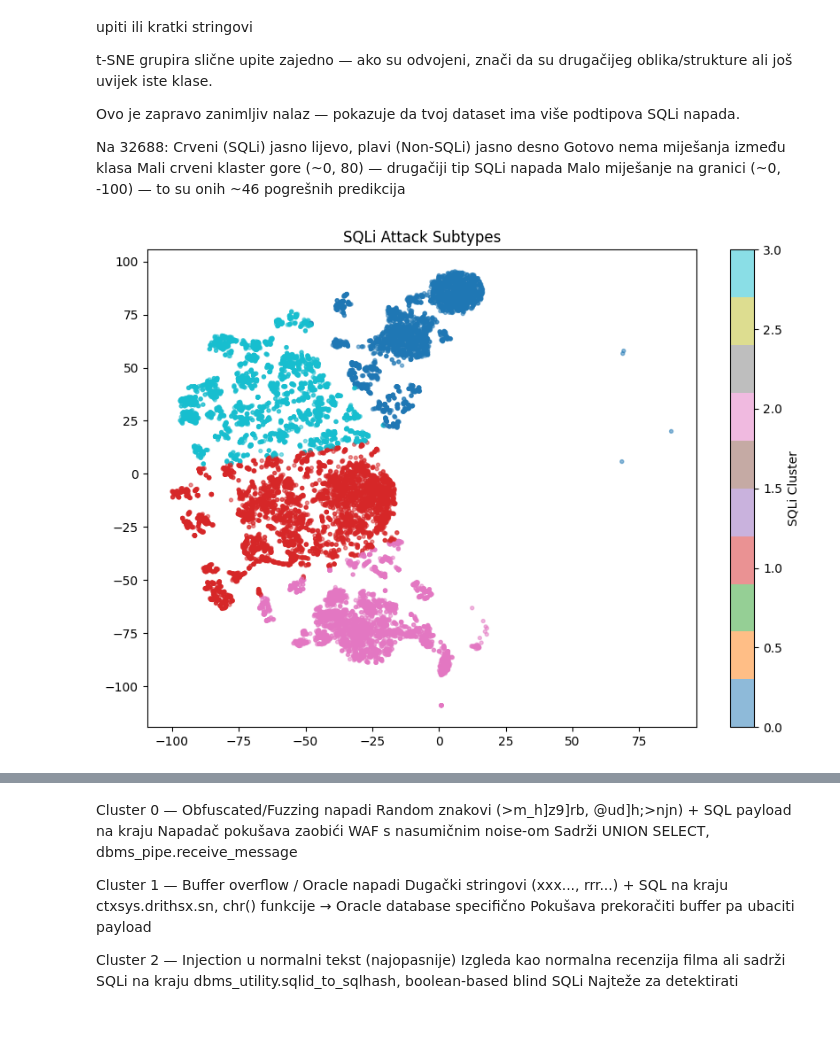
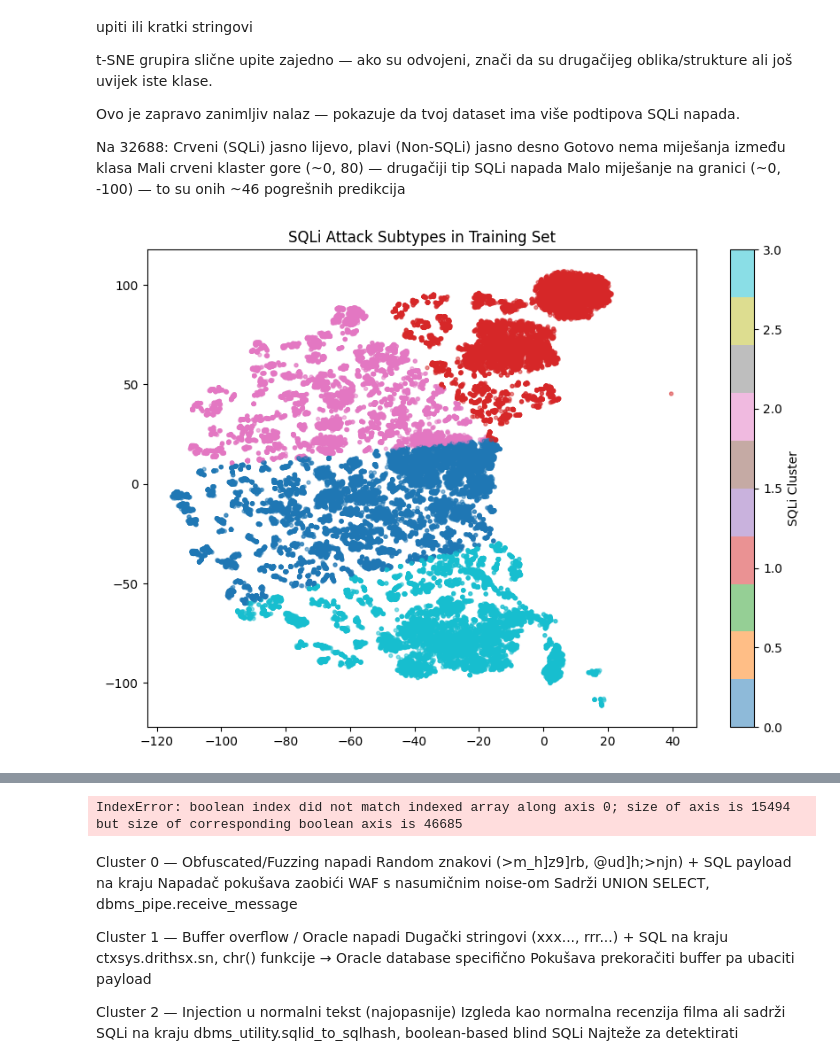
Before and after one commit to viserionnina/bert-sqli-detection, a Jupyter notebook: notebooks/training.ipynb, the cells around one changed output, grey strips where cells are left out. Saved outputs shown, nothing was run; the diff lists cells and outputs as text; code cells hidden in the pictures; blank space fills up the shorter version.

```diff
--- a/notebooks/training.ipynb
+++ b/notebooks/training.ipynb
@@ -675,7 +686,7 @@ embeddings = []
 labels_list = []
 
 with torch.no_grad():
-    for batch in test_loader:
+    for batch in train_loader:
         test_input_ids, test_attention_masks, test_labels = [t.to(device) for t in batch]
         outputs = model(input_ids=test_input_ids, attention_mask=test_attention_masks, output_hidden_states=True)
         # CLS token = reprezentacija cijelog upita
@@ -699,7 +710,7 @@ plt.scatter(X_2d[idx_1, 0], X_2d[idx_1, 1], c='red', label='SQLi', alpha=0.5, s=
 plt.xlabel('t-SNE 1')
 plt.ylabel('t-SNE 2')
 plt.legend()
-plt.title('BERT Embeddings - SQLi vs Non-SQLi - Train set on 32688 samples')
-plt.savefig('../results/tsne_scatter_32688_samples.png', dpi=300, bbox_inches='tight')
+plt.title('BERT Embeddings - SQLi vs Non-SQLi - Train set on +95k samples')
+plt.savefig('../results/tsne_scatter_32688_samples_train.png', dpi=300, bbox_inches='tight')
 plt.show()
 # %% [output]
@@ -749,27 +760,27 @@ Malo miješanje na granici (~0, -100) — to su onih ~46 pogrešnih predikcija
 # %%
 from sklearn.cluster import KMeans
 
 # uzmi samo SQLi točke
 sqli_idx = np.where(y == 1)
 sqli_points = X_2d[sqli_idx]
 
 kmeans = KMeans(n_clusters=4, random_state=42)
 cluster_labels = kmeans.fit_predict(sqli_points)
 
 plt.figure(figsize=(10, 7))
 scatter = plt.scatter(sqli_points[:, 0], sqli_points[:, 1],
                       c=cluster_labels, cmap='tab10', alpha=0.5, s=8)
 plt.colorbar(scatter, label='SQLi Cluster')
-plt.title('SQLi Attack Subtypes')
-plt.savefig('../results/sqli_clusters.png', dpi=300)
+plt.title('SQLi Attack Subtypes in Training Set')
+plt.savefig('../results/sqli_clusters_train.png', dpi=300)
 plt.show()
 
 for cluster_id in range(4):
     print(f"\n--- Cluster {cluster_id} ---")
     cluster_mask = cluster_labels == cluster_id
     # dohvati originalne upite tog klastera
     sqli_queries = test_df[test_df['label'] == 1]['query'].values
-    print(sqli_queries[cluster_mask][:3])
+    print(sqli_queries[cluster_mask][:46685])
 # %% [output]
-[figure, old version]
+[figure, new version]
 --- Cluster 0 ---
@@ -794,3 +787,4 @@ for cluster_id in range(4):
+IndexError: boolean index did not match indexed array along axis 0; size of axis is 15494 but size of corresponding boolean axis is 46685
 # %% [markdown]
 Cluster 0 — Obfuscated/Fuzzing napadi
 Random znakovi (>m_h]z9]rb, @ud]h;>njn) + SQL payload na kraju
```
Also changed, not shown: parts of 10 cells of this notebook, 6 other files.
